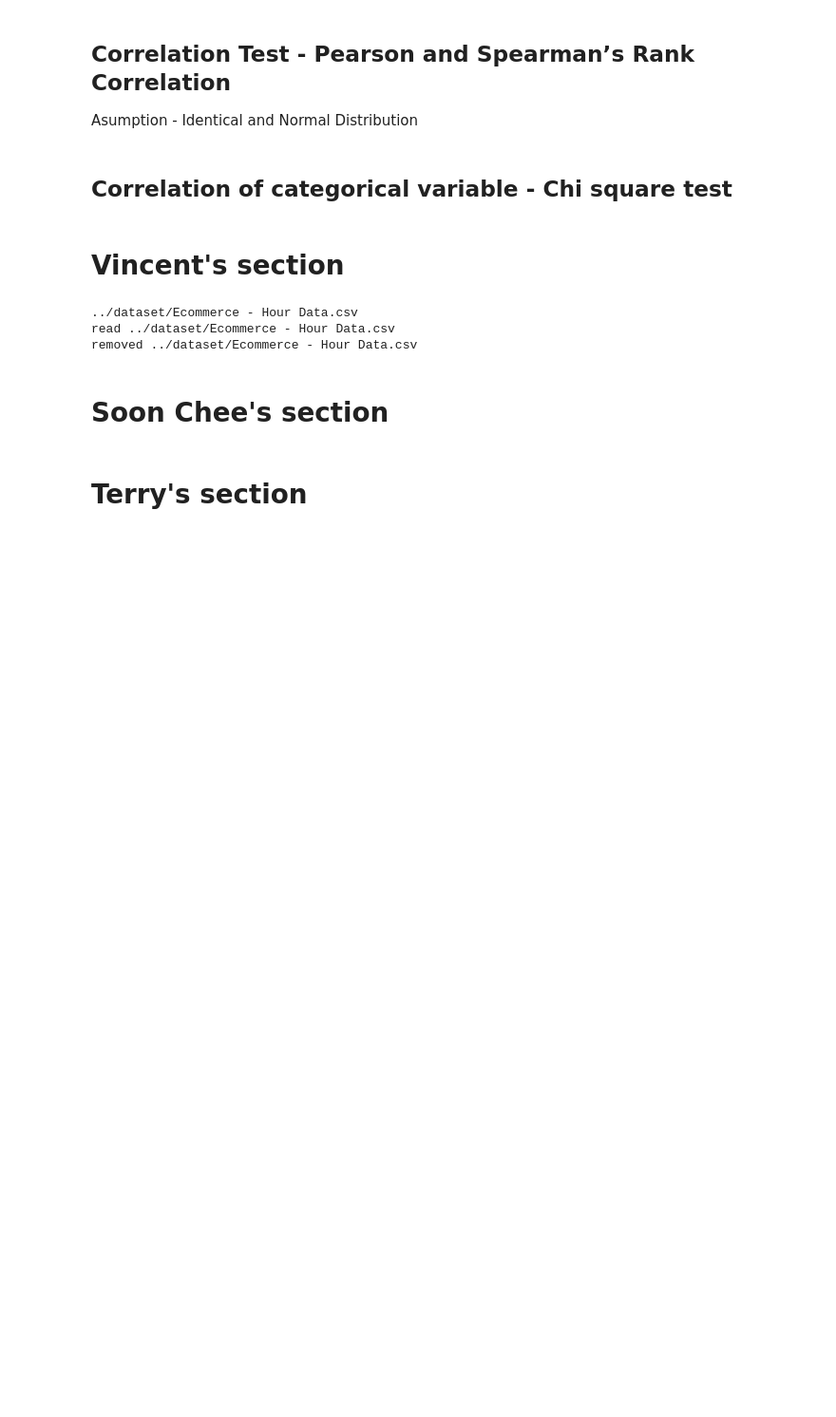
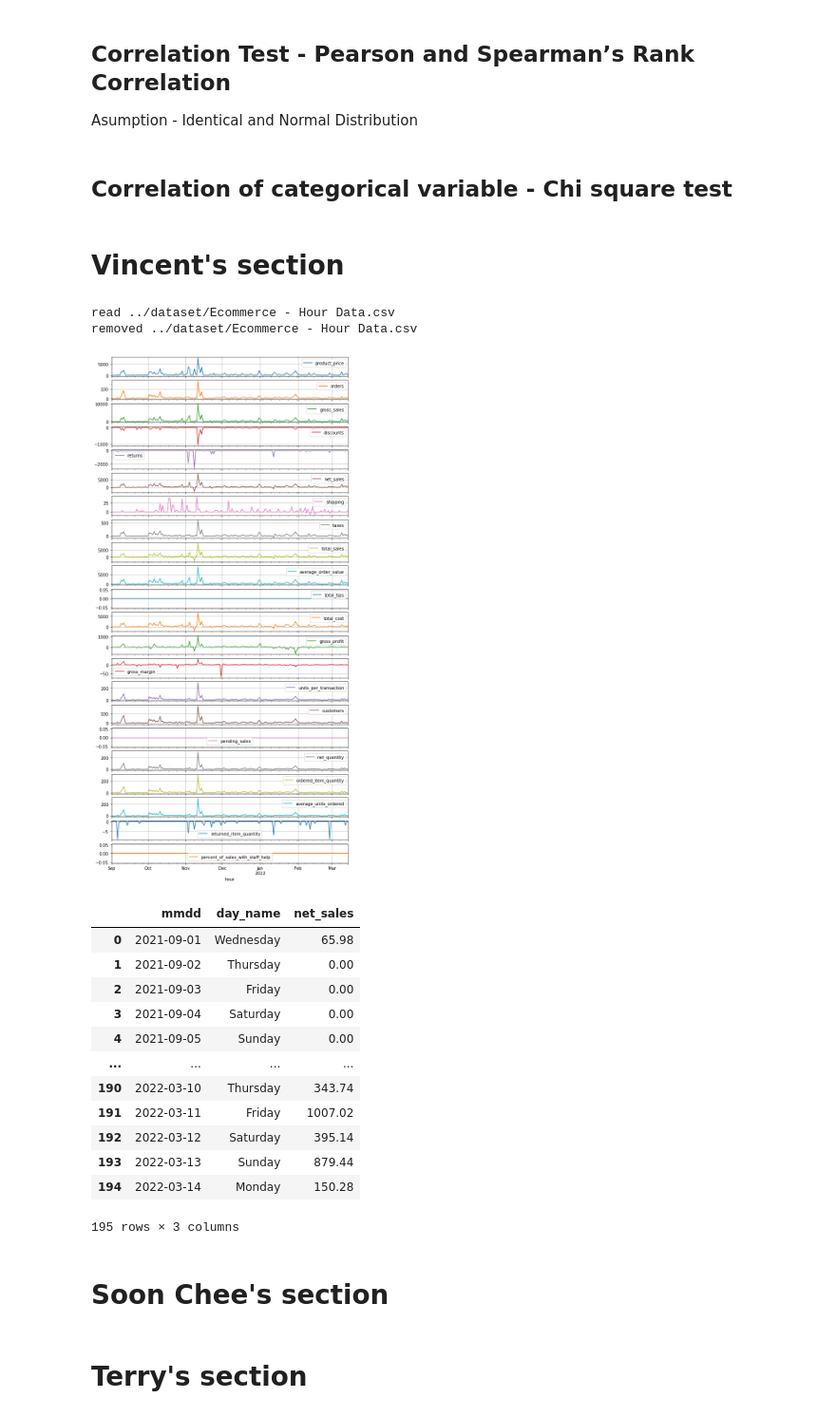
Before and after one commit to winwinteam/-1sutd-stats-team5-prj, a Jupyter notebook: Team_5_Project_(JH)_v1_0.ipynb, the cells around one changed output. Shown: that part at 95% size. Saved outputs shown, nothing was run; the diff lists cells and outputs as text; code cells hidden in the pictures; blank space fills up the shorter version.

```diff
--- a/Team_5_Project_(JH)_v1_0.ipynb
+++ b/Team_5_Project_(JH)_v1_0.ipynb
@@ -154,13 +154,12 @@ unzipping ../dataset/Ecommerce - Hour Data.zip
 # utility functions
 # Hypothesis test on non-probability based sampling
 
-def df_sum_by_date(
-    df:pd.DataFrame,
-    column_date:str,
-    column_aggregate=[],
-    freq='D',
-    is_plot=True
-    ):
+def get_df_sum_by_date(df:pd.DataFrame,
+                         column_date:str,
+                         column_aggregate=[],
+                         freq='D',
+                         is_plot=True
+                         ):
     """_summary_
     Aggregate columns in input dataframe by summing values given in "column_aggregate",
     according to frequency given for column_date
@@ -399,7 +398,8 @@ else:
 if IS_RUNNING_GOOGLE_COLAB:
     assert os.path.exists(zip_pathname), print(f"can't find {zip_pathname}")
     dfvc = get_df_from_protected_zipfile(zip_pathname = zip_pathname)
+else:
+    dfvc = pd.read_csv(csv_pathname)
 # %% [output]
-../dataset/Ecommerce - Hour Data.csv
 read ../dataset/Ecommerce - Hour Data.csv
 removed ../dataset/Ecommerce - Hour Data.csv
@@ -416,3 +406,41 @@ display(mydf.loc["2022-01"].head(2)) # get 2022-Jan dataframe
+# %%
+col_sum = ['product_price', 'orders', 'gross_sales', 'discounts', 'returns', 'net_sales',
+           'shipping', 'taxes', 'total_sales', 'average_order_value', 'total_tips', 'total_cost',
+           'gross_profit', 'gross_margin', 'units_per_transaction', 'customers', 'pending_sales',
+           'net_quantity', 'ordered_item_quantity', 'average_units_ordered', 'returned_item_quantity',
+           'percent_of_sales_with_staff_help']
+
+dfcv = dfvc[dfvc.sale_kind=="order"]
+dfcv = dfcv[dfcv.sale_line_type=="product"]
+
+df_sum = get_df_sum_by_date(
+  dfvc,
+  column_date="hour",
+  column_aggregate=col_sum,
+  freq='D',
+  is_plot=True
+  )
+
+df_sum["day_name"] = df_sum.hour.dt.day_name()
+df_sum.rename(columns={"hour":"mmdd"},inplace=True)
+
+cols = list(df_sum.columns)
+display(df_sum[["mmdd", "day_name", "net_sales"]])
+# %% [output]
+[figure, added]
+|  | mmdd | day_name | net_sales |
+| 0 | 2021-09-01 | Wednesday | 65.98 |
+| 1 | 2021-09-02 | Thursday | 0.00 |
+| 2 | 2021-09-03 | Friday | 0.00 |
+| 3 | 2021-09-04 | Saturday | 0.00 |
+| 4 | 2021-09-05 | Sunday | 0.00 |
+| ... | ... | ... | ... |
+| 190 | 2022-03-10 | Thursday | 343.74 |
+| 191 | 2022-03-11 | Friday | 1007.02 |
+| 192 | 2022-03-12 | Saturday | 395.14 |
+| 193 | 2022-03-13 | Sunday | 879.44 |
+| 194 | 2022-03-14 | Monday | 150.28 |
+195 rows × 3 columns
 # %%
 ## Dates analysis
 
```
Also changed, not shown: parts of 6 cells of this notebook.
